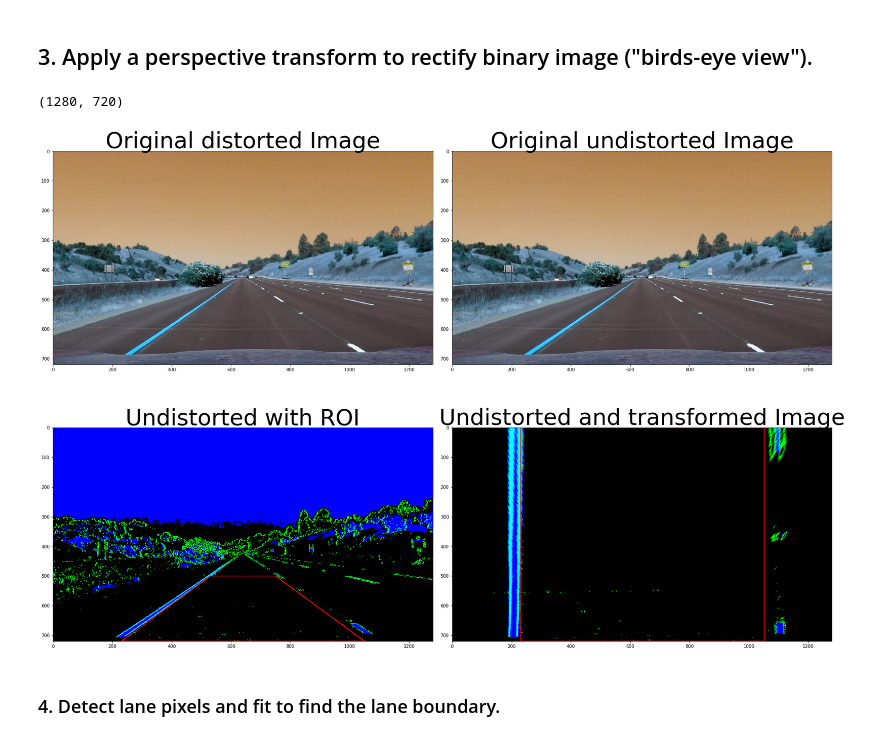
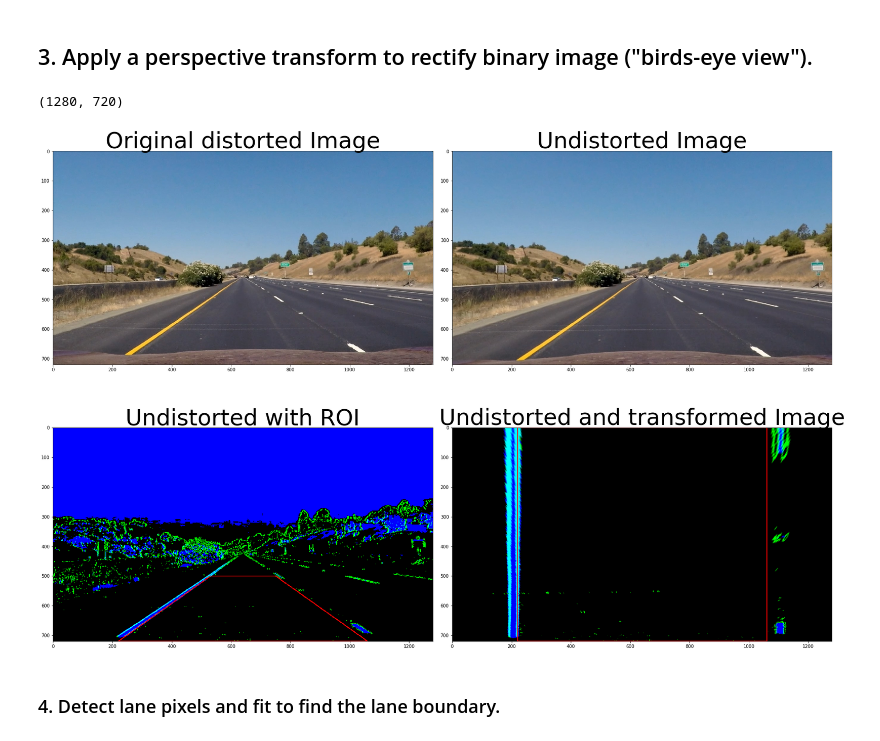
Before and after one commit to luk6xff/SelfDrivingCarND, a Jupyter notebook: CarND-Advanced-Lane-Lines-P2/P2-SOLUTION.ipynb, the cells around one changed output. Drawn from its saved outputs; the diff is of its cells as text; code cells hidden in the pictures.

```diff
--- a/CarND-Advanced-Lane-Lines-P2/P2-SOLUTION.ipynb
+++ b/CarND-Advanced-Lane-Lines-P2/P2-SOLUTION.ipynb
@@ -176,7 +176,7 @@ def birds_eye_view(img):
     # 1nd setup: x_center=640, x_offset_top=316, x_offset_bottom=110, y_top=650, y_bottom=500
     # 2nd setup: x_center=640, x_offset_top=380, x_offset_bottom=40,  y_top=700, y_bottom=450
     x_center=640
-    x_offset_top=410
+    x_offset_top=420
     x_offset_bottom=110
     y_top=img_size[1]#650
     y_bottom=500
@@ -194,38 +194,47 @@ def birds_eye_view(img):
                       [x_center-x_offset_top,img_size[1]],
                       [x_center-x_offset_top,0]])
 
     # Use cv2.getPerspectiveTransform() to get M, the transform matrix
     M = cv2.getPerspectiveTransform(src, dst)
     # Use cv2.warpPerspective() to warp your image to a top-down view
     warped = cv2.warpPerspective(img, M, img_size, flags=cv2.INTER_LINEAR)
 
     # Draw src and dst guide lines on both images
     img_with_roi = cv2.polylines(img, np.int32([src]), True, (255,0,0), 2)
     warped = cv2.polylines(warped, np.int32([dst]), True, (255,0,0), 2)
 
     return img_with_roi, warped, M
 
-### TEST
+
+############################## TESTS ##############################
 image = cv2.imread('test_images/straight_lines1.jpg')
 image = cv2.cvtColor(image, cv2.COLOR_BGR2RGB)
 undistorted_img = undistort_image(image, cam_mtx, dist_coeffs)
 binary = apply_threshold(undistorted_img, grad_thresh=(20,100), s_color_thresh=(90,255))
-img_with_roi, transformed_top_down_img, perspective_m = birds_eye_view(binary)
+img_with_roi, transformed_top_down_img, inv_perspective_matrix = birds_eye_view(binary)
+
+# SAVE PICKLE FOR TESTS USAGE
+dist_pickle = {}
+dist_pickle["cam_mtx"] = cam_mtx
+dist_pickle["dist_coeffs"] = dist_coeffs
+dist_pickle["inv_perspective_matrix"] = inv_perspective_matrix
+pickle.dump(dist_pickle, open("camera_cal/camera_calib_pickle.p", "wb" ))
+
 # Plots
 f, (p1, p2) = plt.subplots(2, 2, figsize=(24, 9))
 f.tight_layout()
 p1[0].imshow(image)
 p1[0].set_title('Original distorted Image', fontsize=50)
-p1[1].imshow(image)
-p1[1].set_title('Original undistorted Image', fontsize=50)
+p1[1].imshow(undistorted_img)
+p1[1].set_title('Undistorted Image', fontsize=50)
 p2[0].imshow(img_with_roi)
 p2[0].set_title('Undistorted with ROI', fontsize=50)
 p2[1].imshow(transformed_top_down_img)
 p2[1].set_title('Undistorted and transformed Image', fontsize=50)
 plt.subplots_adjust(left=0., right=1, top=1.8, bottom=0.)
 # %% [output]
 (1280, 720)
-[figure, old version]
+[figure, new version]
 # %% [markdown]
 ### 4. Detect lane pixels and fit to find the lane boundary.
 # %%
```
Also changed, not shown: parts of 7 cells of this notebook, 1 other file.
